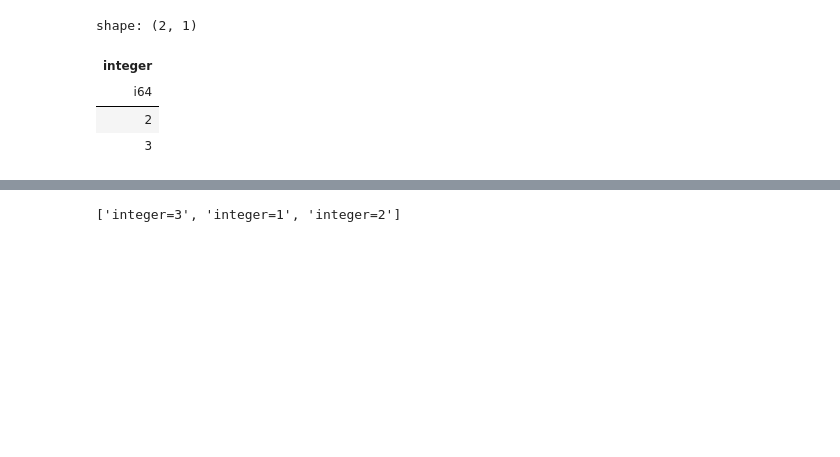
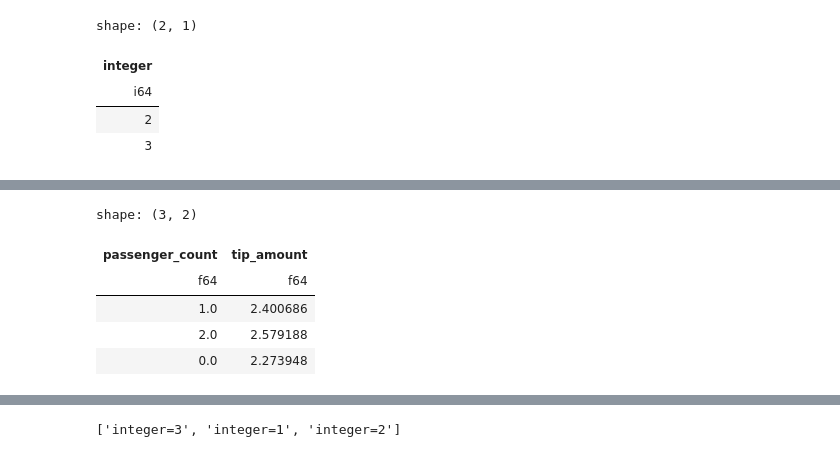
Before and after one commit to johnros/polars_demo, a Jupyter notebook: polars_to_preview.ipynb, the cells around one changed output, grey strips where cells are left out. Cells and saved outputs as stored; diff of their text form; code cells hidden in the pictures; blank space fills up the shorter version.

```diff
--- a/polars_to_preview.ipynb
+++ b/polars_to_preview.ipynb
@@ -3174,0 +3205,4 @@ Writing an Arrow dataset:
+# %%
+path = 'data/NYC' # Data from https://www.nyc.gov/site/tlc/about/tlc-trip-record-data.page
+file_names = os.listdir(path)
+file_names
@@ -3174,0 +3233,28 @@ Writing an Arrow dataset:
+# %%
+#| label: multiple_files
+
+with pl.StringCache(): # Enforce joint caching of all files
+  df_lazy_list = []
+  for file in file_names:
+    lazy_frame = (
+        pl.scan_parquet(f'{path}/{file}') # read a lazy frame
+        .with_columns(
+            pl.col(pl.Datetime('ns')).dt.cast_time_unit('ms')
+            ) # ensure joinable time units
+    )
+    df_lazy_list.append(lazy_frame)
+
+q= (
+    pl.concat(df_lazy_list) # concat into into a single lazy frame
+    .filter(pl.col('passenger_count') < 3)
+    .groupby('passenger_count')
+    .agg([pl.mean('tip_amount')])
+)
+q.collect() # execute query
+# %% [output]
+shape: (3, 2)
+| passenger_count | tip_amount |
+| f64 | f64 |
+| 1.0 | 2.400686 |
+| 2.0 | 2.579188 |
+| 0.0 | 2.273948 |
```
Also changed, not shown: parts of 50 cells of this notebook, 1 other file.
